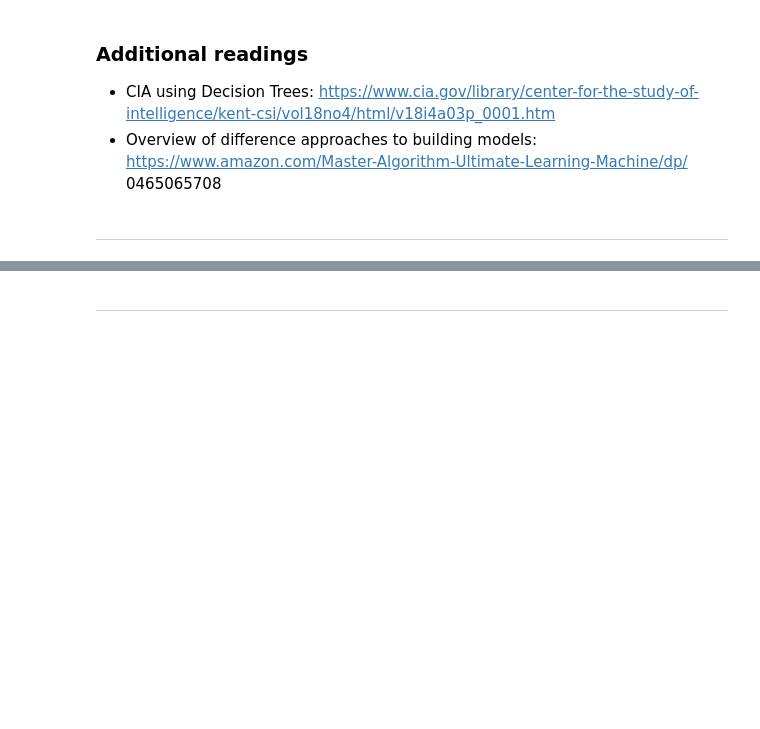
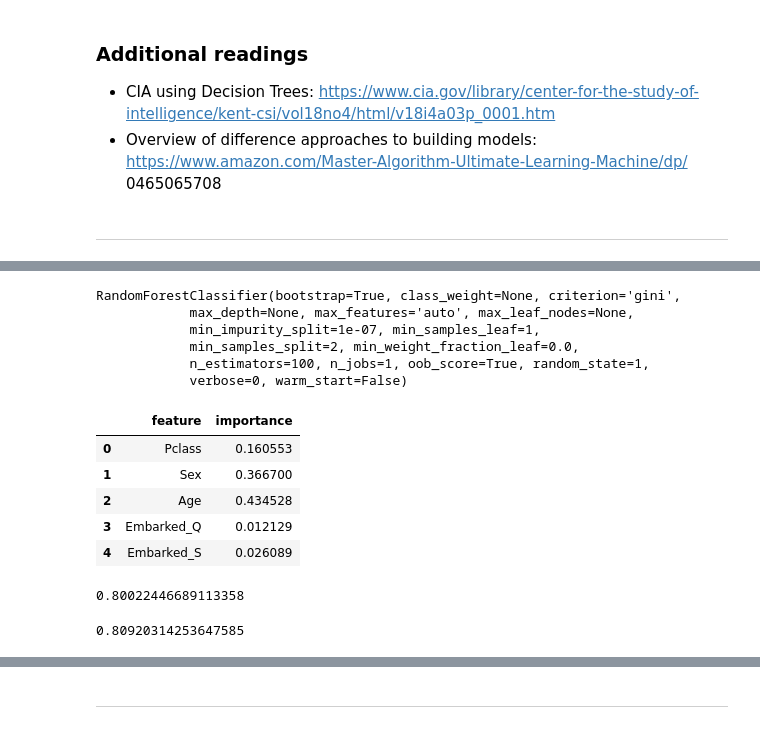
Before and after one commit to mikaelasquirchuk/DAT8SYD, a Jupyter notebook: notes/Notes.ipynb, the cells around one changed output, grey strips where cells are left out. Drawn from its saved outputs; the diff is of its cells as text; code cells hidden in the pictures; blank space fills up the shorter version.

```diff
--- a/notes/Notes.ipynb
+++ b/notes/Notes.ipynb
@@ -2102,0 +2214,3 @@ You can try copying and pasting the tree from the dot output into a tool like, (
+# %%
+# create a list of feature columns
+feature_cols = ['Pclass', 'Sex', 'Age', 'Embarked_Q', 'Embarked_S']
@@ -2102,0 +2238,35 @@ You can try copying and pasting the tree from the dot output into a tool like, (
+# %%
+# import class, instantiate estimator, fit with all data
+from sklearn.ensemble import RandomForestClassifier
+rfclf = RandomForestClassifier(n_estimators=100, max_features='auto', oob_score=True, random_state=1)
+rfclf.fit(titanic[feature_cols], titanic.Survived)
+# %% [output]
+RandomForestClassifier(bootstrap=True, class_weight=None, criterion='gini',
+            max_depth=None, max_features='auto', max_leaf_nodes=None,
+            min_impurity_split=1e-07, min_samples_leaf=1,
+            min_samples_split=2, min_weight_fraction_leaf=0.0,
+            n_estimators=100, n_jobs=1, oob_score=True, random_state=1,
+            verbose=0, warm_start=False)
+# %%
+# compute the feature importances
+pd.DataFrame({'feature':feature_cols, 'importance':rfclf.feature_importances_})
+# %% [output]
+|  | feature | importance |
+| 0 | Pclass | 0.160553 |
+| 1 | Sex | 0.366700 |
+| 2 | Age | 0.434528 |
+| 3 | Embarked_Q | 0.012129 |
+| 4 | Embarked_S | 0.026089 |
+# %%
+# compute the out-of-bag classification accuracy
+rfclf.oob_score_
+# %% [output]
+0.80022446689113358
+# %%
+from sklearn.ensemble import RandomForestClassifier
+rfclf = RandomForestClassifier(n_estimators=491, max_features=1, oob_score=True, random_state=1)
+rfclf.fit(titanic[feature_cols], titanic.Survived)
+pd.DataFrame({'feature':feature_cols, 'importance':rfclf.feature_importances_})
+rfclf.oob_score_
+# %% [output]
+0.80920314253647585
```
Also changed, not shown: parts of 19 cells of this notebook, 3 other files.
